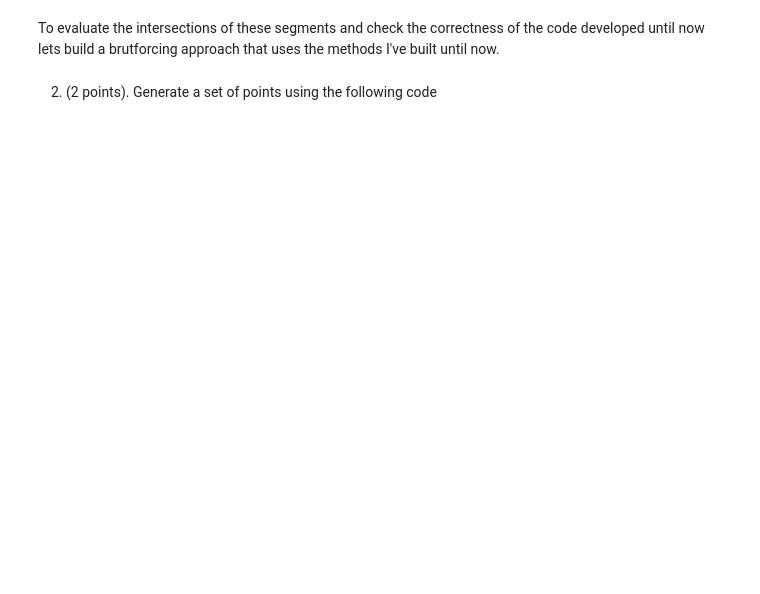
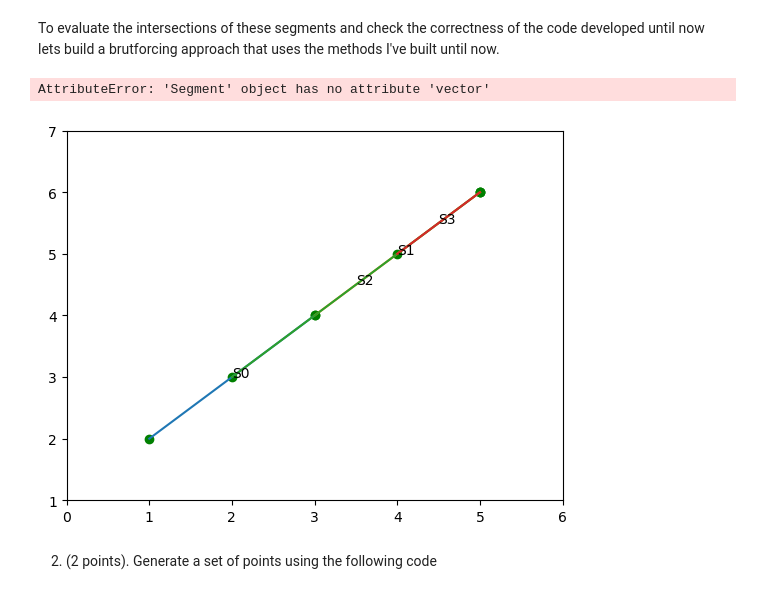
Before and after one commit to DaveAlsina/8tavoSemestre, a Jupyter notebook: geometria/tarea1/tarea1.ipynb, the cells around one changed output. Drawn from its saved outputs; the diff is of its cells as text; code cells hidden in the pictures; blank space fills up the shorter version.

```diff
--- a/geometria/tarea1/tarea1.ipynb
+++ b/geometria/tarea1/tarea1.ipynb
@@ -27,43 +29,46 @@ sp.plot_many([S1, S2, S3, S4], with_labels = True, title = "The 4 segments")
 # %% [markdown]
 To evaluate the intersections of these segments and check the correctness of the code developed until now lets build a brutforcing approach that uses the methods I've built until now.
 # %%
-def find_intersections_by_brute_force(segments: List[Segments]) -> List[Vector]:
+def find_intersections_by_brute_force(segments: List[Segment]) -> List[Vector]:
 
     """Find the intersections of a list of segments by brute force."""
 
-    combinations = list(itertools.combinations(segments, 2))
+    pairs = list(combinations(segments, 2))
     intersections = []
 
-    for combination in combinations:
+    for combination in pairs:
 
         s1 = combination[0]
         s2 = combination[1]
 
         if s1.segments_intersect(s2):
 
             # Find the intersection point (if any)
             intersection = s1.find_intersection(s2)
 
             # Find the intersection on endpoints (if any)
             intersection_on_endpoints = s1.find_intersection_on_endpoints(s2)
 
             # Find the intersection on segments (if any)
             intersection_on_segments = s1.find_interval_intersection(s2)
 
             if intersection_on_segments is not None:
                 intersections.append(intersection_on_segments)
             elif intersection_on_endpoints is not None:
                 intersections.append(intersection_on_endpoints)
             else:
                 intersections.append(intersection)
 
     return intersections
 
 I = find_intersections_by_brute_force([S1, S2, S3, S4])
 sp.plot_many_with_intersections(segments = [S1, S2, S3, S4],
                                 intersections = I,
                                 with_labels = True,
                                 title = "The 4 segments, and their intersections")
+# %% [output]
+AttributeError: 'Segment' object has no attribute 'vector'
+[figure, added]
 # %% [markdown]
 2. (2 points). Generate a set of points using the following code
 # %%
```
Also changed, not shown: parts of 1 cell of this notebook, 1 other file.
